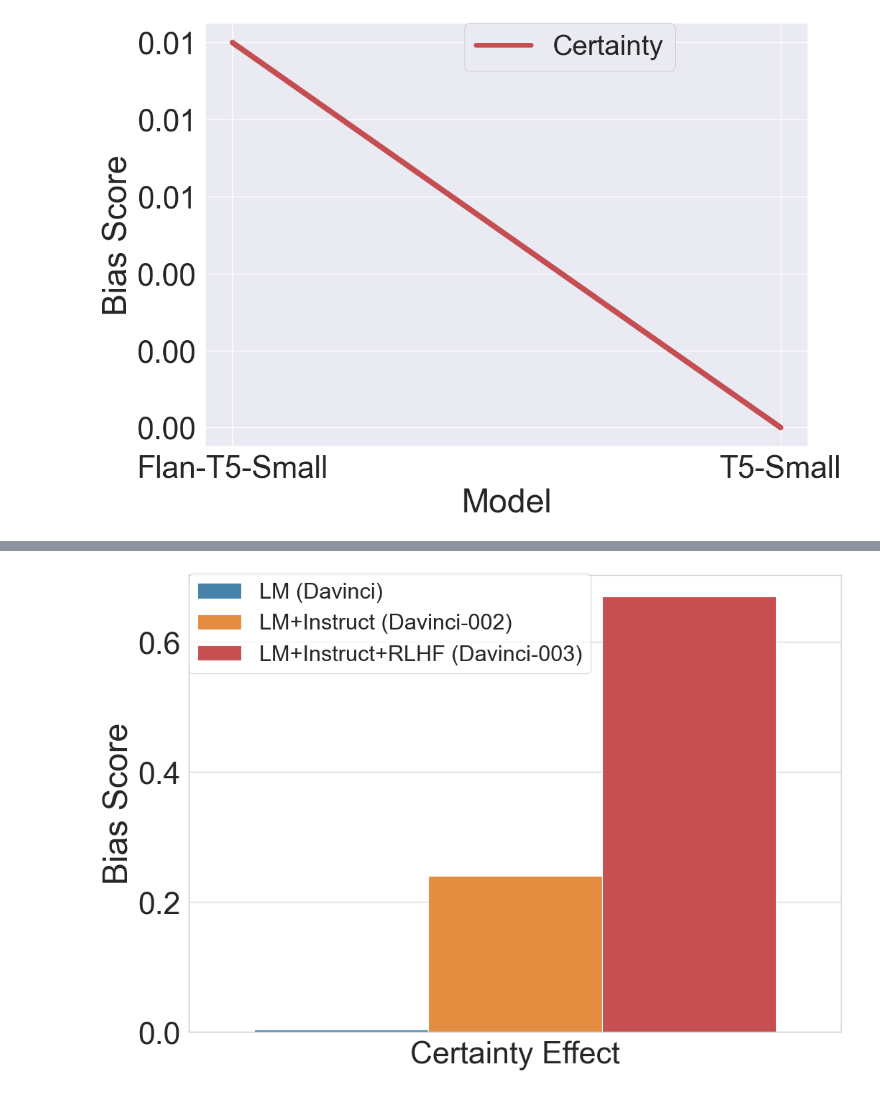
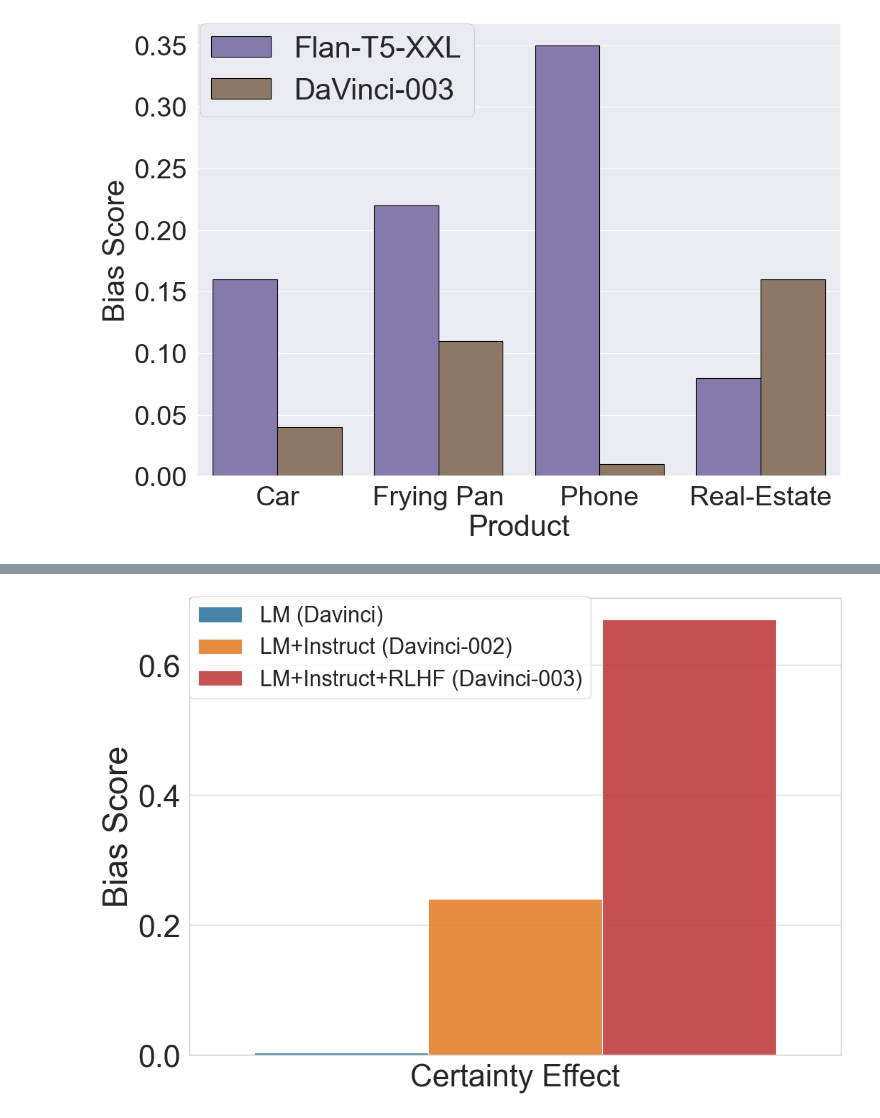
Before and after one commit to itay1itzhak/InstructedToBias, a Jupyter notebook: analysis_plots.ipynb, the cells around one changed output, grey strips where cells are left out. Cells and saved outputs as stored; diff of their text form; code cells hidden in the pictures.

Commit message:
after rev

```diff
--- a/analysis_plots.ipynb
+++ b/analysis_plots.ipynb
@@ -22,7 +22,8 @@ def get_results_file(bias_name,templates,bias_types,with_format_few_shot,with_ta
     print(f"{cond_value=}")
     res_file_name = f"Predictions/{bias_name}/{product}logging_aux_{templates}_{bias_types}_{cond_value}format_{with_format_few_shot}_task_{with_task_few_shot}.csv"
     #res_file_name = f"Predictions/{bias_name}/{product}logging_aux_{templates}_{bias_types}_.csv"
-    print(f"{res_file_name=}")
+    #print(f"{res_file_name=}")
+    #display(pd.read_csv(res_file_name))
     return pd.read_csv(res_file_name)
 
 def get_decoy_avg(all_products,k_shot,with_format_few_shot=True,with_task_few_shot=False,templates="[1, 2, 3, 4]",bias_types="all",conditions=None) -> pd.DataFrame:
@@ -61,13 +62,13 @@ def get_biases_info(bias_name):
         cols_to_eval = ["bias_score","p_value","Treatment Option 1 Percentage", "Control Option 1 Percentage","Treatment Option 2 Percentage", "Control Option 2 Percentage","Treatment Option 3 Percentage", "Control Option 3 Percentage"]#,"Undecided Bias Decoy", "Undecided No Decoy"]
     elif bias_name == "certainty":
         templates = "[1, 2, 3]"
-        #bias_types = "three_probs,two_probs,not_probable"
-        bias_types = "three_probs,two_probs"
+        #bias_types = "three_probs,two_probs"
+        bias_types = "three_probs,two_probs,not_probable_long"
         cols_to_eval = ["bias_score","p_value","Treatment Option 1 Percentage", "Control Option 1 Percentage","Treatment Option 2 Percentage", "Control Option 2 Percentage","Treatment Option 3 Percentage", "Control Option 3 Percentage"]
     elif bias_name == "false_belief":
         bias_types = "dm_full"
         templates = "[1, 2, 3, 4, 5, 6, 7]"
-        cols_to_eval = ["Belief Valid", "Belief Invalid","p_value","Treatment Option 1 Percentage", "Control Option 1 Percentage","Treatment Option 2 Percentage", "Control Option 2 Percentage","Treatment Option 3 Percentage", "Control Option 3 Percentage"]
+        cols_to_eval = ["Belief Valid", "Belief Invalid","Treatment Option 1 Percentage", "Control Option 1 Percentage","Treatment Option 2 Percentage", "Control Option 2 Percentage","Treatment Option 3 Percentage", "Control Option 3 Percentage"]
     else:
         raise ValueError("bias_name must be one of: decoy, certainty, false_belief")
 
@@ -121,11 +122,23 @@ def get_results_avg(bias_name,models,all_products,k_shot,with_format_few_shot,wi
         else:
            res = get_results_file(bias_name,templates,bias_types,with_format_few_shot,with_task_few_shot)
 
+    #print(f"res=")
+    #print("2"*80)
+    #display(res)
     # take only rows with k_shot
     if k_shot != -1:
         res = res[res["k_shot"]==k_shot]
+    #print("3"*80)
+    #print(f"{group_by=}")
+    #display(res)
     res = res[res["model"].isin(models)]
-    res_gb = res.groupby(group_by, as_index=not should_reset_index)[cols_to_eval].mean()
+    res_gb = res.groupby(group_by, as_index=not should_reset_index)[cols_to_eval]
+    #print("after groupby")
+    #print("4"*80)
+    #display(res_gb)
+    res_gb = res_gb.mean()
+    #print("5"*80)
+    #display(res_gb)
     return res_gb
 
 
@@ -136,7 +149,7 @@ def get_results_for_all_biases(all_biases,all_models,k_shot,should_reset_index,b
         cur_products = ""
         if "Decoy" in bias_name:
             cur_group_by = decoy_group_by
-            with_format_few_shot = False
+            with_format_few_shot = True#False
         elif "Belief" in bias_name:
             if belief_group_by is not None:
                 cur_group_by = belief_group_by
@@ -179,15 +192,18 @@ def get_results_for_all_biases(all_biases,all_models,k_shot,should_reset_index,b
             raise ValueError("bias_name must be one of: Decoy Expensive, Decoy Cheaper, Certainty, Belief Valid, Belief Invalid")
 
         res_avg = get_results_avg(cur_bias_name,all_models,cur_products,k_shot,with_format_few_shot,with_task_few_shot,should_reset_index,cur_group_by,conditions) # type: ignore
+        #print("7"*80)
+        #display(res_avg)
         res_avg["Bias"] = bias_name
         res_avg["Bias Score"] = res_avg[bias_score]
-        # print(f"{bias_name=}")
-        # print("1"*80)
-        # display(res_avg)
+        #print(f"{bias_name=}")
+        #print("1"*80)
+        #print("X"*80)
+        display(res_avg)
         if "Belief" in bias_name:
-            res_avg["Few Shot Type"] = "Task" if with_format_few_shot else "Format" # it's look opposite but it's not
+            res_avg["Few Shot Type"] = "Task" if with_format_few_shot else "Format" # opposite for lagcy predictions
         else:
-            res_avg["Few Shot Type"] = "Task" if with_task_few_shot else "Format"
+            res_avg["Few Shot Type"] = "Task" if with_task_few_shot else "Format" # opposite for lagcy predictions
         whole_res.append(res_avg)
     whole_res = pd.concat(whole_res)
     if not should_reset_index:
@@ -202,7 +218,8 @@ def get_results_for_all_biases(all_biases,all_models,k_shot,should_reset_index,b
 def get_figure(figure_name,whole_res,x_axis,plot_type,hue):
     sns.set_theme(style="whitegrid")
     sns.set(rc={'figure.figsize':(11.7,8.27)})
-    sns.set(font_scale=3)
+    #sns.set(font_scale=3)
+    sns.set(font_scale=2.5) # model_size bar plot
     # set x ticks to [0,1,2,3]
     if x_axis != "Accuracy":
         plt.xticks(np.arange(0, 4, 1))
@@ -216,8 +233,11 @@ def get_figure(figure_name,whole_res,x_axis,plot_type,hue):
     #sns.lineplot(data=whole_res, x="Model", y="Bias Score", hue="Bias", style="Product", markers=True, dashes=False, err_style="bars", ci=95, legend="full")
     # color palette as dictionary
     # take colors 2 and 3 from the palette, and reverse the order
-    bar_palette =  sns.color_palette()[8:10]#[::-1]#[2:10]#[::-1]
-    line_palette =  sns.color_palette()[3:10]#[::-1]#[2:10]#[::-1]
+    #bar_palette =  sns.color_palette()[8:10]#[::-1]#[2:10]#[::-1] # model size bar plot
+    bar_palette =  sns.color_palette()[4:11]#[::-1]#[2:10]#[::-1] # model size bar plot
+    #line_palette =  sns.color_palette()[3:10]#[::-1]#[2:10]#[::-1]
+    #line_palette =  sns.color_palette() # format few-shot
+    line_palette =  sns.color_palette()[1:10] # task few-shot
     # {"Adelie":"tab:cyan",
     #         "Gentoo":"tab:orange",
     #         "Chinstrap":"tab:purple"}
@@ -230,9 +250,11 @@ def get_figure(figure_name,whole_res,x_axis,plot_type,hue):
     if x_axis == "Accuracy":
         plt.gca().xaxis.set_major_formatter('{:.2f}'.format)
     #plt.legend(bbox_to_anchor=(0.53, 1.00), borderaxespad=0,fontsize=30)
+    #plt.legend(bbox_to_anchor=(1.10, 1.80), borderaxespad=0,fontsize=30) # k_shot
     #plt.legend(bbox_to_anchor=(1.02, 1), loc='upper left', borderaxespad=0,fontsize=30)
-    plt.legend(bbox_to_anchor=(0.43, 1.00), borderaxespad=0,fontsize=30) # model_size
+    plt.legend(bbox_to_anchor=(0.43, 1.00), borderaxespad=0,fontsize=30) # model_size + product bar plot
     #plt.legend(bbox_to_anchor=(0.38, 0.90), borderaxespad=0,fontsize=25) # format few-shot
+    #plt.legend(bbox_to_anchor=(0.25, 0.80), borderaxespad=0,fontsize=25) # task few-shot
     #plt.tight_layout()
 
     plt.savefig(figure_name, bbox_inches='tight')
@@ -248,53 +270,57 @@ def get_figure(figure_name,whole_res,x_axis,plot_type,hue):
 #models = "t5-v1_1-xxl,flan-t5-xxl".split(',')
 #models = "davinci,text-davinci-002,text-davinci-003".split(',')
 #models = "flan-t5-xl,flan-t5-xxl".split(',')
-#models = "text-davinci-003,flan-t5-xxl".split(',')
+models = "text-davinci-003,flan-t5-xxl".split(',')
 #models = "flan-t5-xxl".split(',')
 #models = "text-davinci-003".split(',')
 #models = "flan-t5-xxl".split(',')
 #models = "t5-v1_1-xxl".split(',')
-models = "t5-v1_1-small,flan-t5-small".split(',')
+#models = "t5-v1_1-small,flan-t5-small".split(',')
+
+# add to models the tranlated names
+models += [translation_dict[model] for model in models]
 
 figure_name = f"Figures/testing.pdf"#f"Figures/testing_{models}.pdf"
-k_shot = 0
-x_axis = "Model"#"Accuracy"#"Bias"#"Bias Type" #"Model"#"K-shot"#"Model"#"Product"##"Price"#####"Model"# #"Prize"# # #  #
+k_shot = -1 # -1 for all
+x_axis = "Product"#"Bias"#"Accuracy"#"Model"###"Bias Type" #"Model"#"K-shot"#"Model"###"Price"#####"Model"# #"Prize"# # #  #
 certainty_convert_prize_to_utility_gap = False
-print_options_percentages = True
+print_options_percentages = False
 print_products_table = False
-plot_type = "line"#"line"#"bar"#
-hue = "Bias"#"Model" #
+plot_type = "bar"#"line"
+hue = "Model"#"Bias"#
 #all_biases = ["Decoy Expensive","Decoy Cheaper","Certainty","Belief Valid","Belief Invalid"]
 #all_biases = ["Decoy Cheaper","Decoy Expensive"]
-#all_biases = ["Decoy Cheaper"]
+all_biases = ["Decoy Cheaper"]
 #all_biases = ["Decoy Expensive"]
 #all_biases = ["Belief Valid","Belief Invalid"]
-all_biases = ["Certainty"]
+#all_biases = ["Certainty"]
 
 # Biases parameters
 
 should_reset_index = True # False mainly for decoy product analysis
-all_products = {"Decoy Expensive":"all","Decoy Cheaper":"all"}#{"Decoy Expensive":["property"],"Decoy Cheaper":["property_cheaper"]}##
-decoy_group_by = ["model","k_shot","normalize"]#["model","Product","k_shot","normalize"] #["model","Bias Type","k_shot","normalize"]#["model","Price","k_shot","normalize"]
+all_products = {"Decoy Expensive":"all","Decoy Cheaper":"all"}#{"Decoy Expensive":["property"],"Decoy Cheaper":["property_cheaper"]}
+decoy_group_by = ["model","Product","k_shot","normalize"]#["model","k_shot","normalize"]# #["model","Bias Type","k_shot","normalize"]#["model","Price","k_shot","normalize"]
 #conditions_lists = {"Price":["[price1_$80K,_price2_$80K]","[price1_$90K,_price2_$90K]","[price1_$100K,_price2_$100K]","[price1_$110K,_price2_$110K]"]}#{"Bias Type":["three_probs","two_prob","not_probable"]}#None #[price1_$80K,_price2_$80K]
 #conditions_lists = {"Bias Type":["R","RF","F","R_EXTREAM"]}
 #conditions_lists = {"Bias Type":["three_probs","two_probs","not_probable"]}
 #conditions_lists = {"Prize":["800", "850", "1300", "2400", "2500", "2600", "4800","1000_two_probs","2000_two_probs","3000_two_probs","4000_two_probs","5000_two_probs"]}
 #conditions_lists = {"Prize":["1300", "2400", "2500", "2600","1000_two_probs","2000_two_probs","3000_two_probs","4000_two_probs"]}
 conditions_lists = {None:[""]}
-belief_group_by = ["model", "Real Accuracy", "Non-Real Accuracy", "k_shot","normalize"] # ["model", "k_shot","normalize"]#["model", "k_shot","normalize", "Few Shot Type"]
+belief_group_by = ["model", "k_shot","normalize"]#["model", "k_shot","normalize", "Few Shot Type"] ##["model", "Real Accuracy", "Non-Real Accuracy", "k_shot","normalize"] # #
 group_by = ["model","k_shot","normalize"]#["model", "Prize","k_shot","normalize"]#
 normlize = None # None is for nothing
-all_belief_format_shot = [False] # True is for technical format few shot
+all_belief_format_shot = [False]#[True,False]# # True is for technical format few shot
 
 if len(all_belief_format_shot) > 1:
     whole_res = []
     for belief_format_shot in all_belief_format_shot:
         whole_res.append(get_results_for_all_biases(all_biases,models,k_shot,should_reset_index,belief_format_shot,all_products,group_by,decoy_group_by,belief_group_by))
     whole_res = pd.concat(whole_res)
+    # print("8"*80)
+    # display(whole_res)
     hue = "Few Shot Type"
     #hue = whole_res[['Few Shot Type','Bias']].apply(tuple, axis=1)
     hue = whole_res[['Few Shot Type','Bias']].apply(lambda x: f"{x['Few Shot Type']} - {x['Bias']}", axis=1)
-
 else:
     whole_res = get_results_for_all_biases(all_biases,models,k_shot,should_reset_index,all_belief_format_shot[0],all_products,group_by,decoy_group_by,belief_group_by,conditions_lists)
 #whole_res.sort_values(by='Product', key=lambda col: sorted(col, key=lambda p: products_order.index(p)))
@@ -364 +399 @@ Failed to save figure
-[figure, old version]
+[figure, new version]
```
Also changed, not shown: parts of 2 cells of this notebook, 4 other files.
